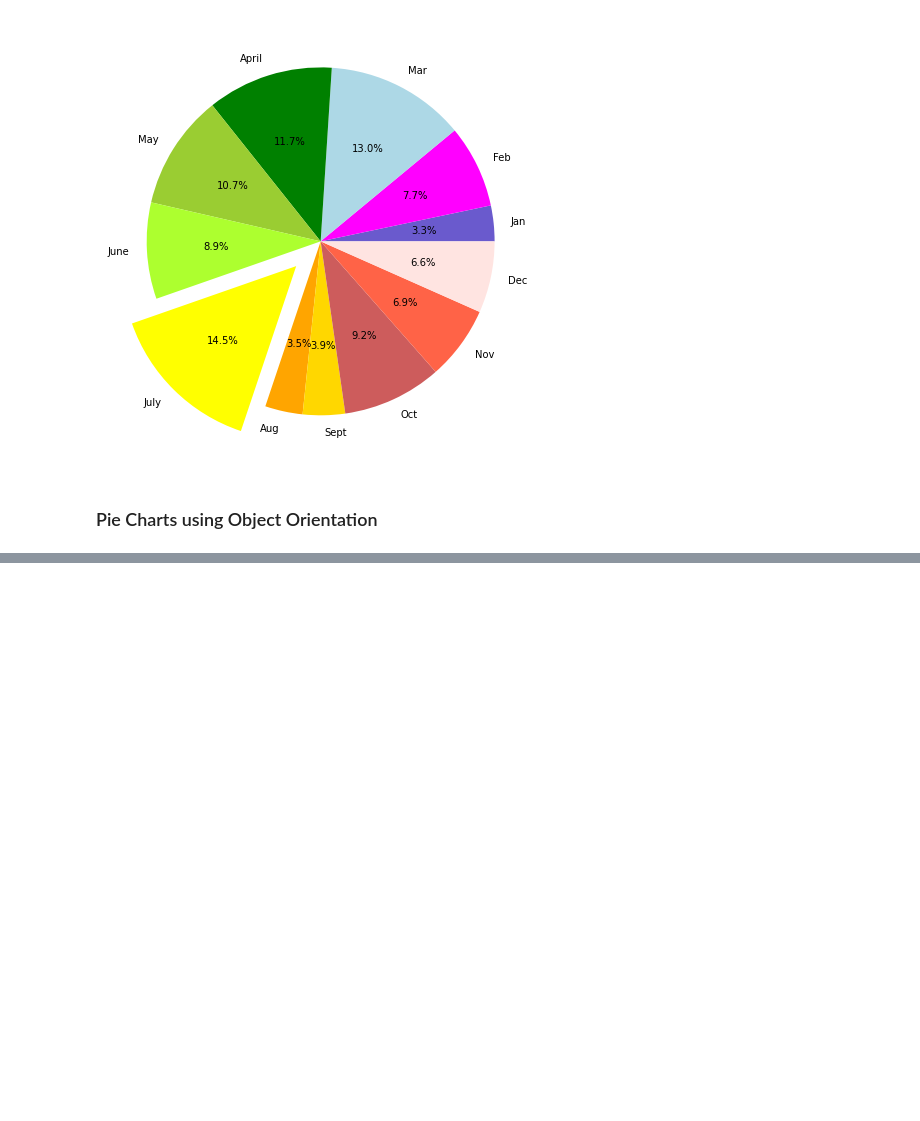
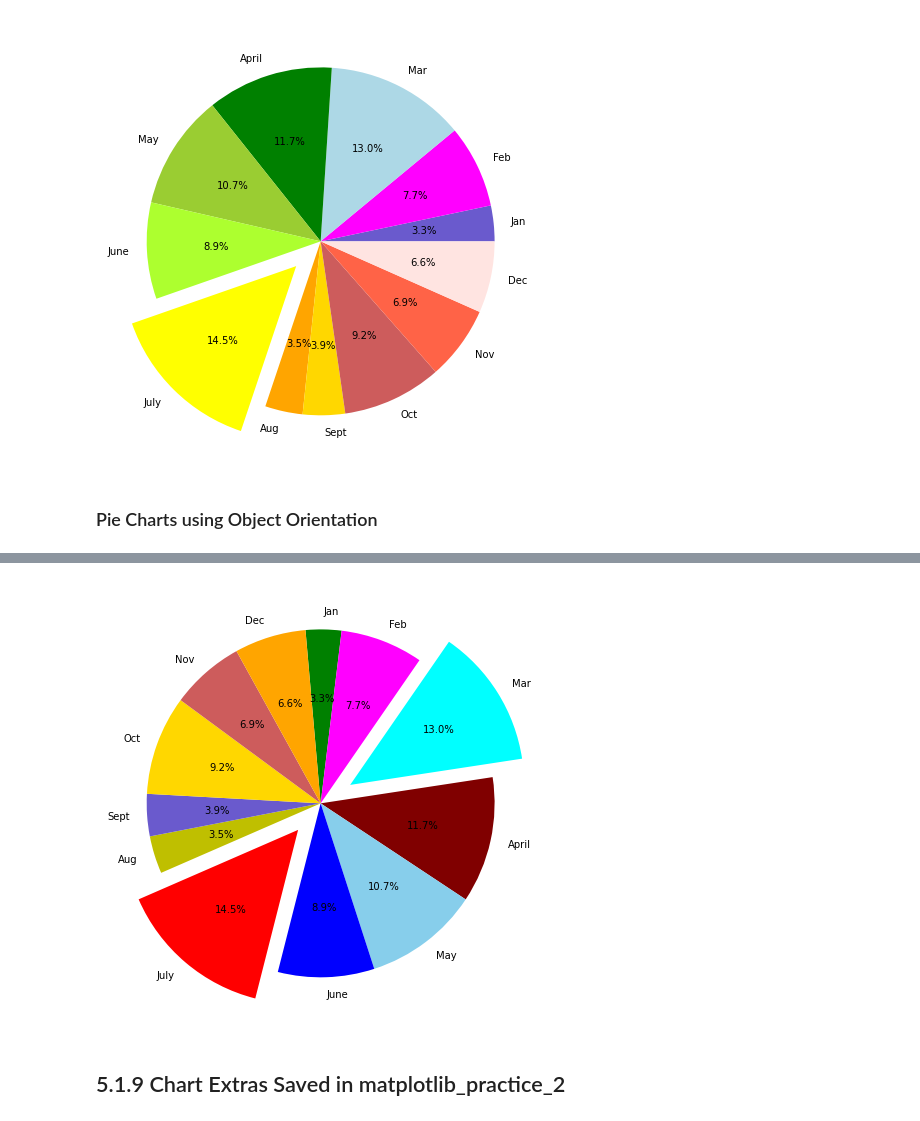
Before and after one commit to russgo1/Pyber_Analysis, a Jupyter notebook: Lessons/matplotlib_practice.ipynb, the cells around one changed output, grey strips where cells are left out. Cells and saved outputs as stored; diff of their text form; code cells hidden in the pictures; blank space fills up the shorter version.

```diff
--- a/Lessons/matplotlib_practice.ipynb
+++ b/Lessons/matplotlib_practice.ipynb
@@ -442,0 +450,20 @@ plt.show()
+# %%
+# Practice with Object Oriented
+# Create tuple for exploded values
+explode_values = (0, 0, 0.2, 0, 0, 0, 0.2, 0, 0, 0, 0, 0)
+# Create list for colors
+colors = ['green', 'magenta', 'cyan', 'maroon', 'skyblue', 'blue', 'r', 'y', 'slateblue', 'gold', 'indianred', 'orange']
+# Create chart with size, percent, colors, direction (inversion, reverse month order), start angle
+fig, ax = plt.subplots(figsize=(8, 8))
+ax.pie(y_axis, labels=x_axis,
+       autopct='%.1f%%',
+       explode =explode_values,
+       colors =colors,
+       counterclock=False,
+       startangle=95)
+
+plt.show()
+# %% [output]
+[figure, added]
+# %% [markdown]
+## 5.1.9 Chart Extras Saved in matplotlib_practice_2
```
Also changed, not shown: parts of 1 cell of this notebook, 3 other files.
